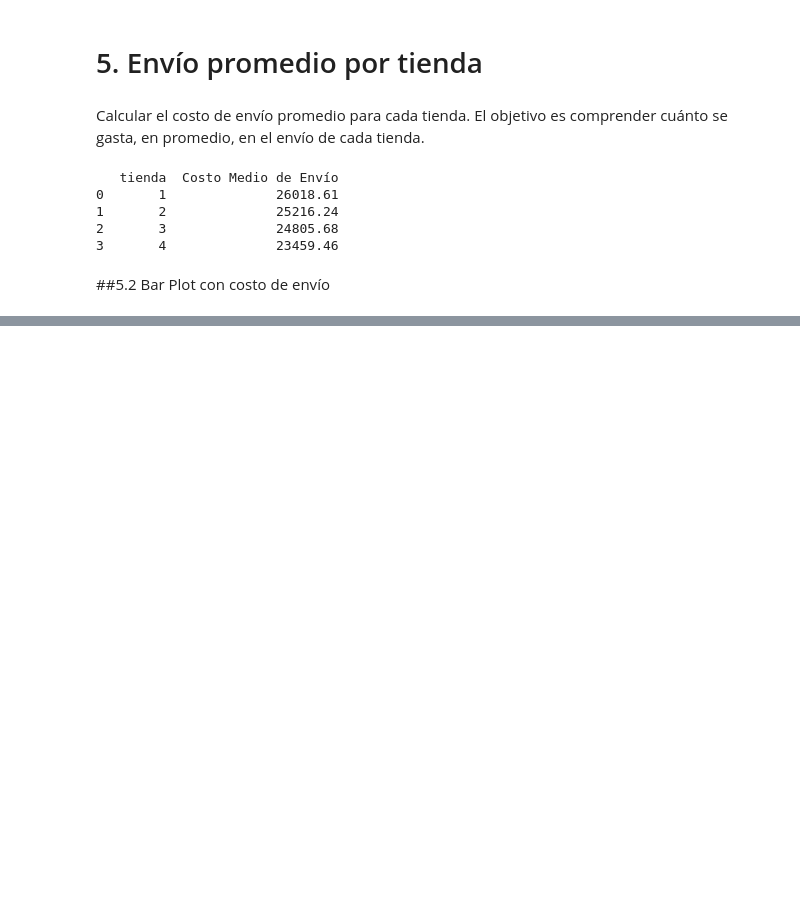
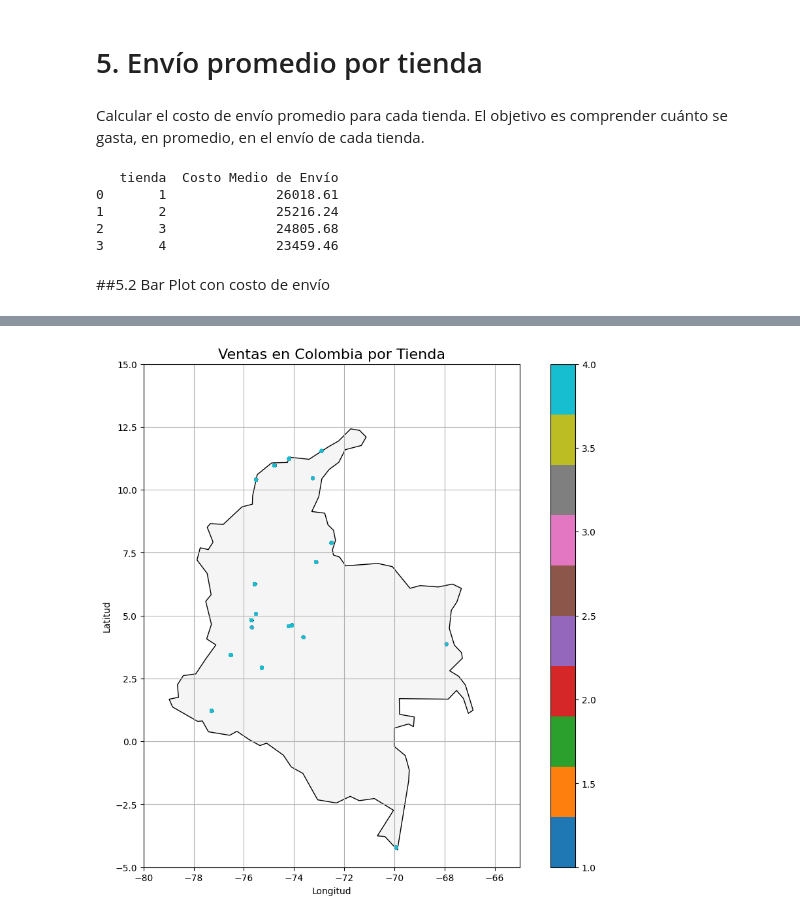
Before and after one commit to MaxCPietro/Challenge-PythonG8, a Jupyter notebook: AnalisisFacturacion_G8_C2.ipynb, the cells around one changed output, grey strips where cells are left out. Saved outputs shown, nothing was run; the diff lists cells and outputs as text; code cells hidden in the pictures; blank space fills up the shorter version.

```diff
--- a/AnalisisFacturacion_G8_C2.ipynb
+++ b/AnalisisFacturacion_G8_C2.ipynb
@@ -508,0 +765,48 @@ Hay que cerrar la tienda 4
+# %%
+import pandas as pd
+import geopandas as gpd
+import matplotlib.pyplot as plt
+
+# 1. Tu DataFrame
+# df = tu dataframe con lat, lon y tienda
+
+# 2. Descargar mapa del mundo
+world = gpd.read_file('https://raw.githubusercontent.com/nvkelso/natural-earth-vector/master/geojson/ne_110m_admin_0_countries.geojson')
+
+# 3. Filtrar solo Colombia
+colombia = world[world['ADMIN'] == 'Colombia']
+
+# 4. Crear GeoDataFrame de tus ventas
+gdf = gpd.GeoDataFrame(
+    df,
+    geometry=gpd.points_from_xy(df['lon'], df['lat']),
+    crs='EPSG:4326'
+)
+
+# 5. Plot
+fig, ax = plt.subplots(figsize=(12, 10))
+
+# Dibujar Colombia
+colombia.plot(ax=ax, color='whitesmoke', edgecolor='black')
+
+# Dibujar ventas
+gdf.plot(
+    ax=ax,
+    column='tienda',
+    cmap='tab10',
+    markersize=10,
+    alpha=0.7,
+    legend=True
+)
+
+# Ajustes de mapa
+ax.set_title('Ventas en Colombia por Tienda', fontsize=16)
+ax.set_xlabel('Longitud')
+ax.set_ylabel('Latitud')
+ax.set_xlim([-80, -65])
+ax.set_ylim([-5, 15])
+ax.grid(True)
+
+plt.show()
+# %% [output]
+[figure, added]
```
Also changed, not shown: parts of 8 cells of this notebook.
